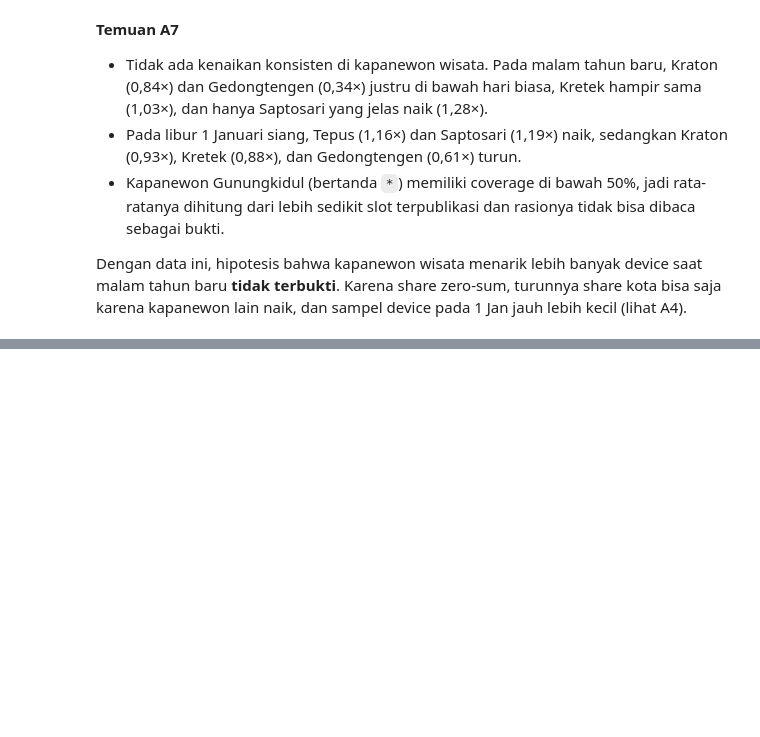
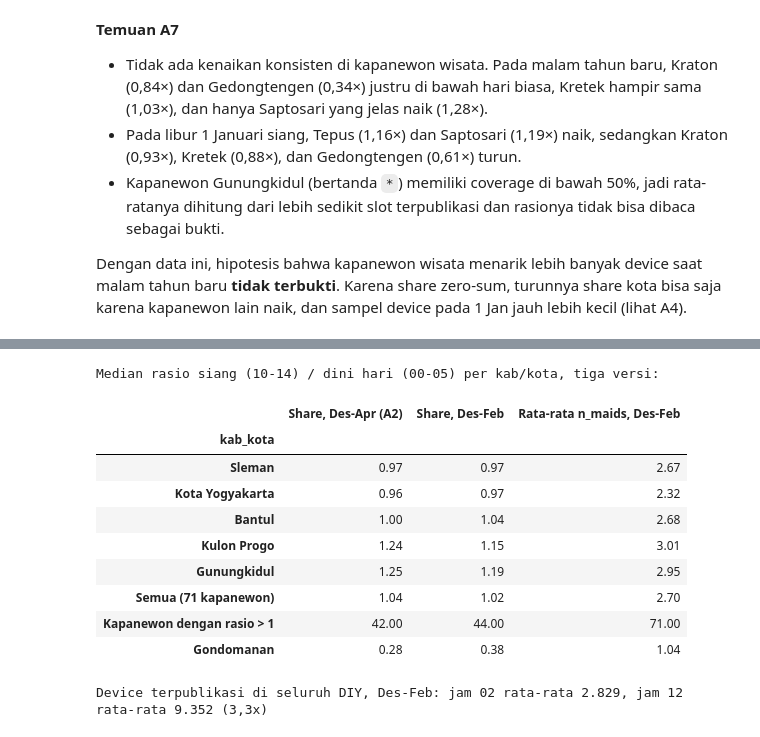
Before and after one commit to IlkhamAbdillah/yogyakarta-mobility-analytics, a Jupyter notebook: main.ipynb, the cells around one changed output, grey strips where cells are left out. Drawn from its saved outputs; the diff is of its cells as text; code cells hidden in the pictures; blank space fills up the shorter version.

```diff
--- a/main.ipynb
+++ b/main.ipynb
@@ -1991,0 +2001,54 @@ Dengan data ini, hipotesis bahwa kapanewon wisata menarik lebih banyak device sa
+# %%
+DES_FEB = "AND d.month_key <= 202202"
+VERSI = {
+    "Share, Des-Apr (A2)": ("f.maids_share", ""),
+    "Share, Des-Feb": ("f.maids_share", DES_FEB),
+    "Rata-rata n_maids, Des-Feb": ("f.n_maids", DES_FEB),
+}
+
+
+def rasio_siang_dini(metrik, periode):
+    r = sql(f"""
+    SELECT f.kapanewon_code, k.kapanewon_name, k.kab_kota,
+           AVG(CASE WHEN f.hour BETWEEN 10 AND 14 THEN {metrik} END)
+         / AVG(CASE WHEN f.hour BETWEEN 0 AND 5 THEN {metrik} END) AS rasio
+    FROM dw.fact_hourly_presence f
+    JOIN dw.dim_date d USING (date_key)
+    JOIN dw.dim_kapanewon k USING (kapanewon_code)
+    WHERE NOT d.is_anomaly {periode}
+    GROUP BY ALL""").merge(cov[["kapanewon_code", "coverage_pct"]], on="kapanewon_code")
+    return r[r.coverage_pct >= MIN_COVERAGE]
+
+
+hasil = {nama: rasio_siang_dini(*arg) for nama, arg in VERSI.items()}
+banding = pd.DataFrame({nama: r.groupby("kab_kota").rasio.median() for nama, r in hasil.items()})
+banding = banding.rename(index=KAB_LABEL).reindex([KAB_LABEL[k] for k in KAB_LABEL])
+banding.loc["Semua (71 kapanewon)"] = [r.rasio.median() for r in hasil.values()]
+banding.loc["Kapanewon dengan rasio > 1"] = [(r.rasio > 1).sum() for r in hasil.values()]
+banding.loc["Gondomanan"] = [r.loc[r.kapanewon_name == "GONDOMANAN", "rasio"].iloc[0] for r in hasil.values()]
+print("Median rasio siang (10-14) / dini hari (00-05) per kab/kota, tiga versi:")
+display(banding.round(2))
+
+total_jam = sql(f"""
+WITH slot AS (
+    SELECT d.date_key, f.hour, SUM(f.n_maids) AS device_slot
+    FROM dw.fact_hourly_presence f JOIN dw.dim_date d USING (date_key)
+    WHERE NOT d.is_anomaly {DES_FEB}
+    GROUP BY ALL)
+SELECT hour, AVG(device_slot) AS device_per_jam FROM slot GROUP BY 1 ORDER BY 1
+""").set_index("hour").device_per_jam
+print(f"Device terpublikasi di seluruh DIY, Des-Feb: jam 02 rata-rata {idn(total_jam[2], 0)}, "
+      f"jam 12 rata-rata {idn(total_jam[12], 0)} ({idn(total_jam[12] / total_jam[2], 1)}x)")
+# %% [output]
+Median rasio siang (10-14) / dini hari (00-05) per kab/kota, tiga versi:
+|  | Share, Des-Apr (A2) | Share, Des-Feb | Rata-rata n_maids, Des-Feb |
+| kab_kota |  |  |  |
+| Sleman | 0.97 | 0.97 | 2.67 |
+| Kota Yogyakarta | 0.96 | 0.97 | 2.32 |
+| Bantul | 1.00 | 1.04 | 2.68 |
+| Kulon Progo | 1.24 | 1.15 | 3.01 |
+| Gunungkidul | 1.25 | 1.19 | 2.95 |
+| Semua (71 kapanewon) | 1.04 | 1.02 | 2.70 |
+| Kapanewon dengan rasio > 1 | 42.00 | 44.00 | 71.00 |
+| Gondomanan | 0.28 | 0.38 | 1.04 |
+Device terpublikasi di seluruh DIY, Des-Feb: jam 02 rata-rata 2.829, jam 12 rata-rata 9.352 (3,3x)
```
Also changed, not shown: parts of 6 cells of this notebook, 2 other files.
